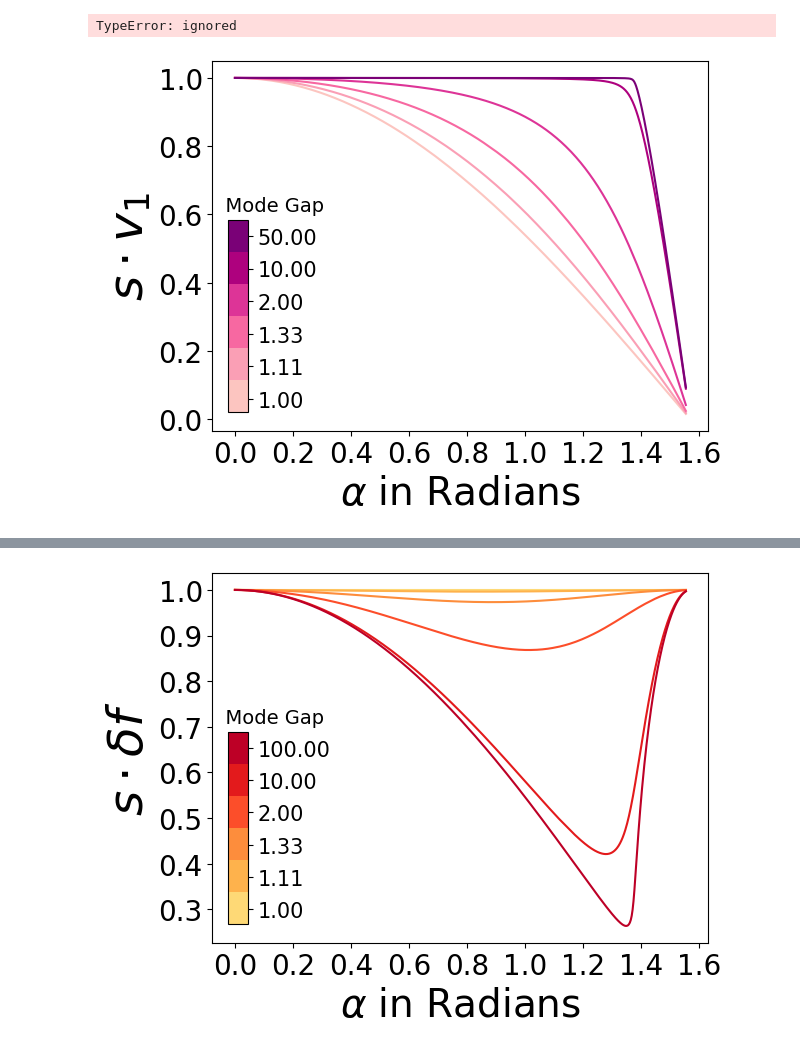
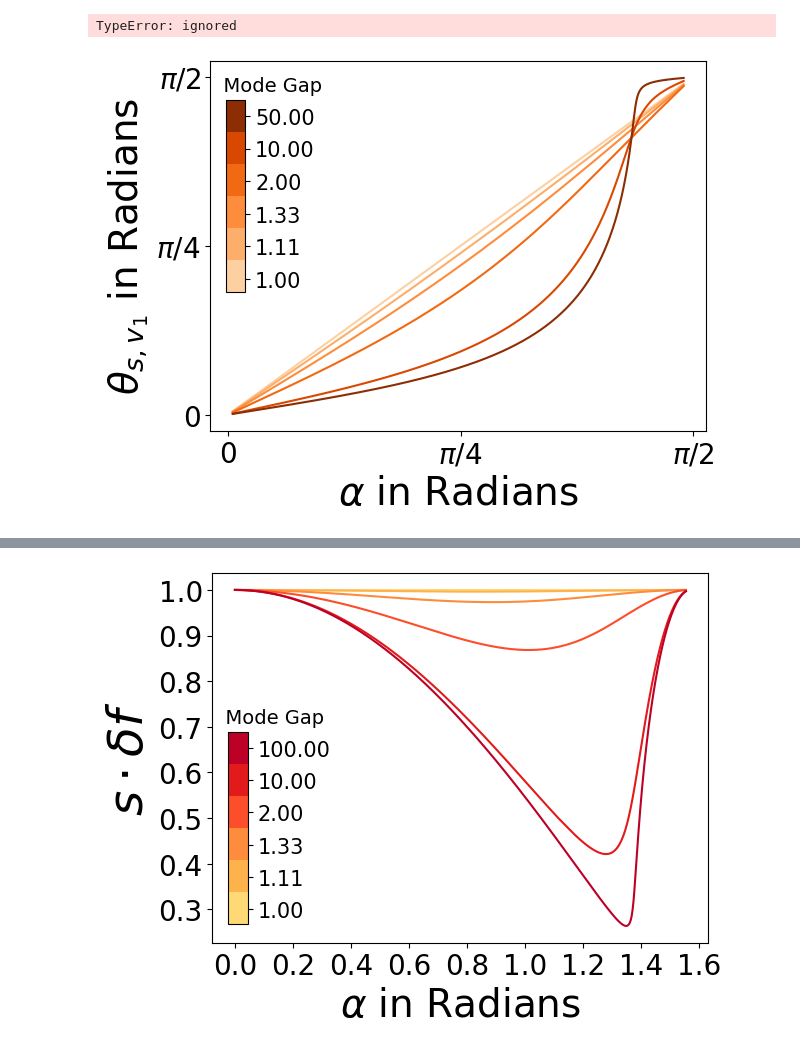
Before and after one commit to GeroyUsilov/duality_robustness, a Jupyter notebook: linearized_model.ipynb, the cells around one changed output, grey strips where cells are left out. Drawn from its saved outputs; the diff is of its cells as text; code cells hidden in the pictures.

```diff
--- a/linearized_model.ipynb
+++ b/linearized_model.ipynb
@@ -62,31 +225,45 @@ import matplotlib as mpl
 mpl.rcParams.update(mpl.rcParamsDefault)
 plt.rcParams['text.usetex'] = False
 colors = [pal.Purples_4.mpl_colors[i] for i in range(len(sigmas))]
+colors2 = [pal.Oranges_4.mpl_colors[i] for i in range(len(sigmas))]
+
 cmap = ListedColormap(colors)
 
 mode_gaps = np.logspace(-2,0,100)
+labels =['_nolegend_','_nolegend_','_nolegend_',r'$\theta_{s,\delta f}$']
+for i in range(len(sigmas)):
+    plt.plot(1/mode_gaps,np.arccos(np.abs(sdots_sigma_alpha[i])),color=colors[i], label = labels[i])
+labels =['_nolegend_','_nolegend_','_nolegend_',r'$\theta_{s,v_1}$']
+for i in range(len(sigmas)):
+    plt.plot(1/mode_gaps,np.arccos(np.abs(sdots_sigma[i])),color=colors2[i], label = labels[i])
 
-for i in range(len(sigmas)):
-    plt.plot(1/mode_gaps,np.arccos(np.abs(gdots_sigma_alpha[i])),color=colors[i], label = 'angle between g and v_a, perturbation std = '+ str(sigmas[i]))
-plt.ylabel('Angle between $g$ and $\delta f$', fontsize=20)
+plt.ylabel(r'$\theta$ in radians', fontsize=30)
 plt.xlabel('Mode Gap', fontsize=30)
 
 plt.xscale('log')
+plt.legend(loc='upper left', bbox_to_anchor=(1.05, 1),fontsize='large')
+plt.yticks([0,np.pi/8,np.pi/4],["$0$",r"$\pi/4$",r"$\pi/2$"])
+
 xticks = plt.gca().get_xticklabels()
 yticks = plt.gca().get_yticklabels()
 # Increase the tick size for both x and y axes
 for tick in xticks + yticks:
     tick.set_fontsize(20)  # Adjust the font size as desired
 norm = plt.Normalize(-100,100)
-cbar_ax = plt.gcf().add_axes([0.75, 0.17, 0.03, 0.4])
+cbar_ax = plt.gcf().add_axes([1.05, 0.17, 0.03, 0.4])
 
 
 
 cbar = plt.colorbar(plt.cm.ScalarMappable(cmap=cmap),cax=cbar_ax)
 cbar.set_ticks([i*.25 + .125 for i in range(len(sigmas))])
 cbar.set_ticklabels([f'{param:.2f}' for param in sigmas])
-cbar.ax.set_title('$\sigma$', fontsize=30)
+cbar.ax.set_title('$\sigma$   ', fontsize=30)
 
+cmap = ListedColormap(colors2)
+cbar_ax = plt.gcf().add_axes([1, 0.17, 0.03, 0.4])
+
+cbar = plt.colorbar(plt.cm.ScalarMappable(cmap=cmap),cax=cbar_ax)
+cbar.set_ticks([])
 
 xticks = plt.gca().get_xticklabels()
 yticks = plt.gca().get_yticklabels()
@@ -165,15 +342,16 @@ for j in mode_gaps:
   Jx = np.array([[-5*j,0],[0,-5]])
   thetas = []
   phis = []
-  for alpha in tqdm(np.linspace(0,.99*np.pi/2,1000)):
+  alphas = np.linspace(0,.99*np.pi/2,10000)
+  for alpha in tqdm(alphas):
     x = lambda vars : dx_norm(vars[0],vars[1],alpha, Jx)
 
     results = sp.optimize.minimize(x,np.array([.1,.1]),bounds = [(0,2*np.pi),(0,2*np.pi)]).x
     thetas.append(results[0])
     phis.append(results[1])
-  alphas = np.linspace(0,.99*np.pi/2,1000)
-  sdot = [np.dot(np.array([np.cos(phis[i]),np.sin(phis[i])]),np.array([1,0])) for i in range(len(alphas))]
-  sdot_alpha = [np.dot(np.array([np.cos(phis[i]),np.sin(phis[i])]),np.array([np.cos(alphas[i]),np.sin(alphas[i])])) for i in range(len(alphas))]
+
+  sdot = [np.dot(np.array([np.cos(thetas[i]),np.sin(thetas[i])]),np.array([1,0])) for i in range(len(alphas))]
+  sdot_alpha = [np.dot(np.array([np.cos(thetas[i]),np.sin(thetas[i])]),np.array([np.cos(alphas[i]),np.sin(alphas[i])])) for i in range(len(alphas))]
   #gdot = [np.dot(np.array([np.cos(thetas[i]),np.sin(thetas[i])]),np.array([0,1])) for i in range(len(alphas))]
   sdots.append(sdot)
   sdot_alphas.append(sdot_alpha)
@@ -183,41 +361,44 @@ for j in mode_gaps:
 from matplotlib.colors import ListedColormap
 mode_gaps = np.array([1,0.9, 0.75,0.5,0.1,0.02])
 
-colors = [pal.RdPu_8.mpl_colors[i+2] for i in range(len(mode_gaps))]
+colors = [pal.Oranges_8.mpl_colors[i+2] for i in range(len(mode_gaps))]
 cmap = ListedColormap(colors)
 
 plt.rcParams['text.usetex'] = False
 mode_gaps = np.array([1,0.9, 0.75,0.5,0.1,0.02])
 for j in range(len(mode_gaps)):
-      plt.plot(alphas,(np.abs(sdots[j])),color = colors[j],label = 'mode gap = ' + str(np.round(1/mode_gaps[j],2) ) )
+      plt.plot(alphas[100:-100],np.arccos((np.abs(sdots[j])))[100:-100],color = colors[j],label = 'mode gap = ' + str(np.round(1/mode_gaps[j],2) ) )
 plt.xlabel(r'$\alpha$ in Radians', fontsize=28)
-plt.ylabel('$s \cdot v_1$', fontsize=35)
+plt.ylabel(r'$\theta_{s,v_1}$ in Radians', fontsize=28)
+plt.xticks([0,np.pi/4,np.pi/2],["$0$",r"$\pi/4$",r"$\pi/2$"])
+plt.yticks([0,np.pi/4,np.pi/2],["$0$",r"$\pi/4$",r"$\pi/2$"])
+
 xticks = plt.gca().get_xticklabels()
 yticks = plt.gca().get_yticklabels()
 
 # Increase the tick size for both x and y axes
 for tick in xticks + yticks:
     tick.set_fontsize(20)  # Adjust the font size as desired
 norm = plt.Normalize(min(mode_gaps), max(mode_gaps))
-cbar_ax = plt.gcf().add_axes([0.15, 0.15, 0.03, 0.4])
+cbar_ax = plt.gcf().add_axes([0.15, 0.40, 0.03, 0.4])
 
 
 
 cbar = plt.colorbar(plt.cm.ScalarMappable(cmap=cmap, norm=norm),cax=cbar_ax)
 cbar.set_ticks([1/6*(i) + 1/12 for i in range(len(mode_gaps))])
 cbar.set_ticklabels([f'{param:.2f}' for param in 1/mode_gaps])
 
 
 cbar.ax.set_title('            Mode Gap', fontsize = 14)
 xticks = plt.gca().get_xticklabels()
 yticks = plt.gca().get_yticklabels()
 
 # Increase the tick size for both x and y axes
 for tick in xticks + yticks:
     tick.set_fontsize(15)  # Adjust the font size as desired
 
 #plt.legend()
 plt.savefig("fig1b.svg")
 plt.show()
 # %% [output]
-[figure, old version]
+[figure, new version]
```
Also changed, not shown: parts of 20 cells of this notebook, 36 other files.
